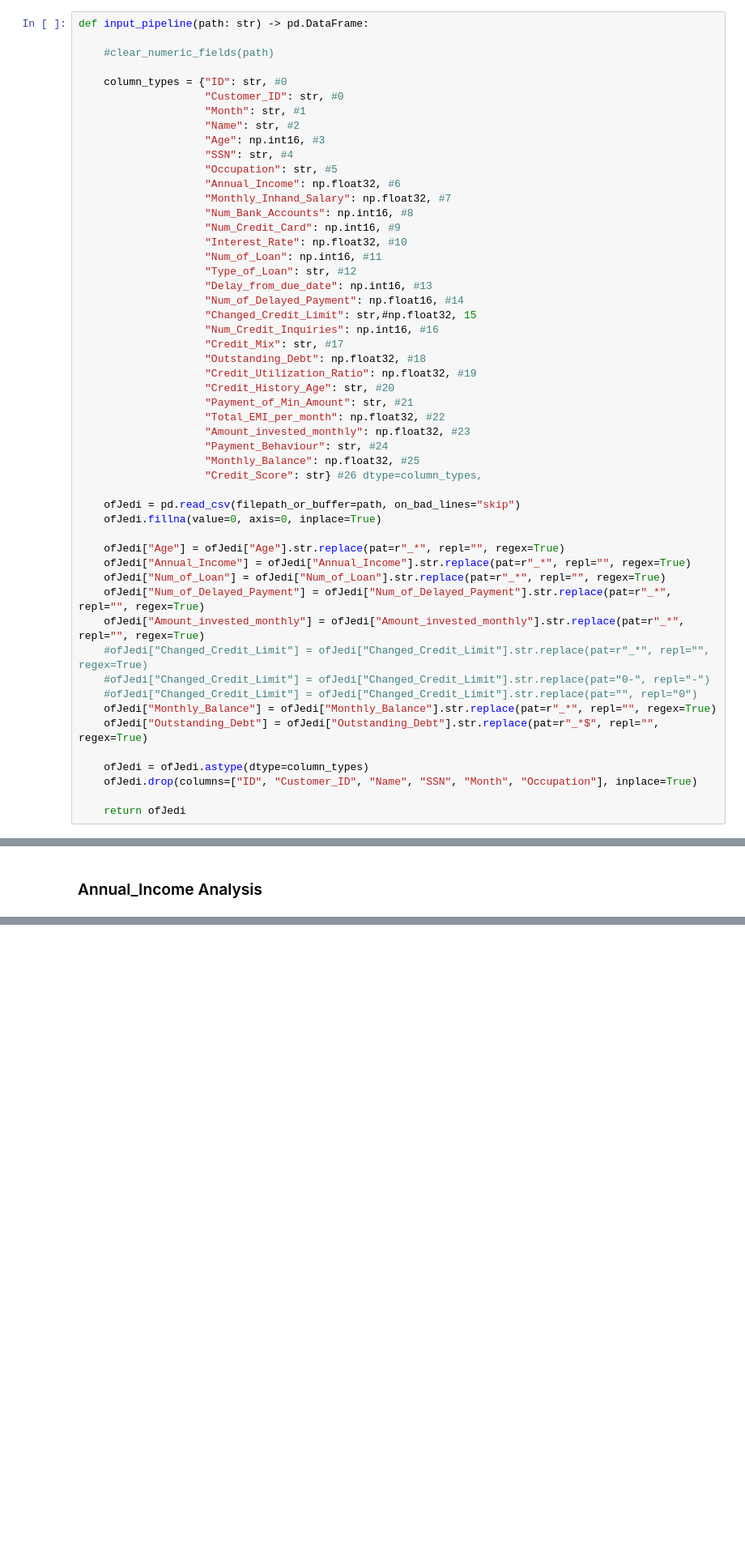
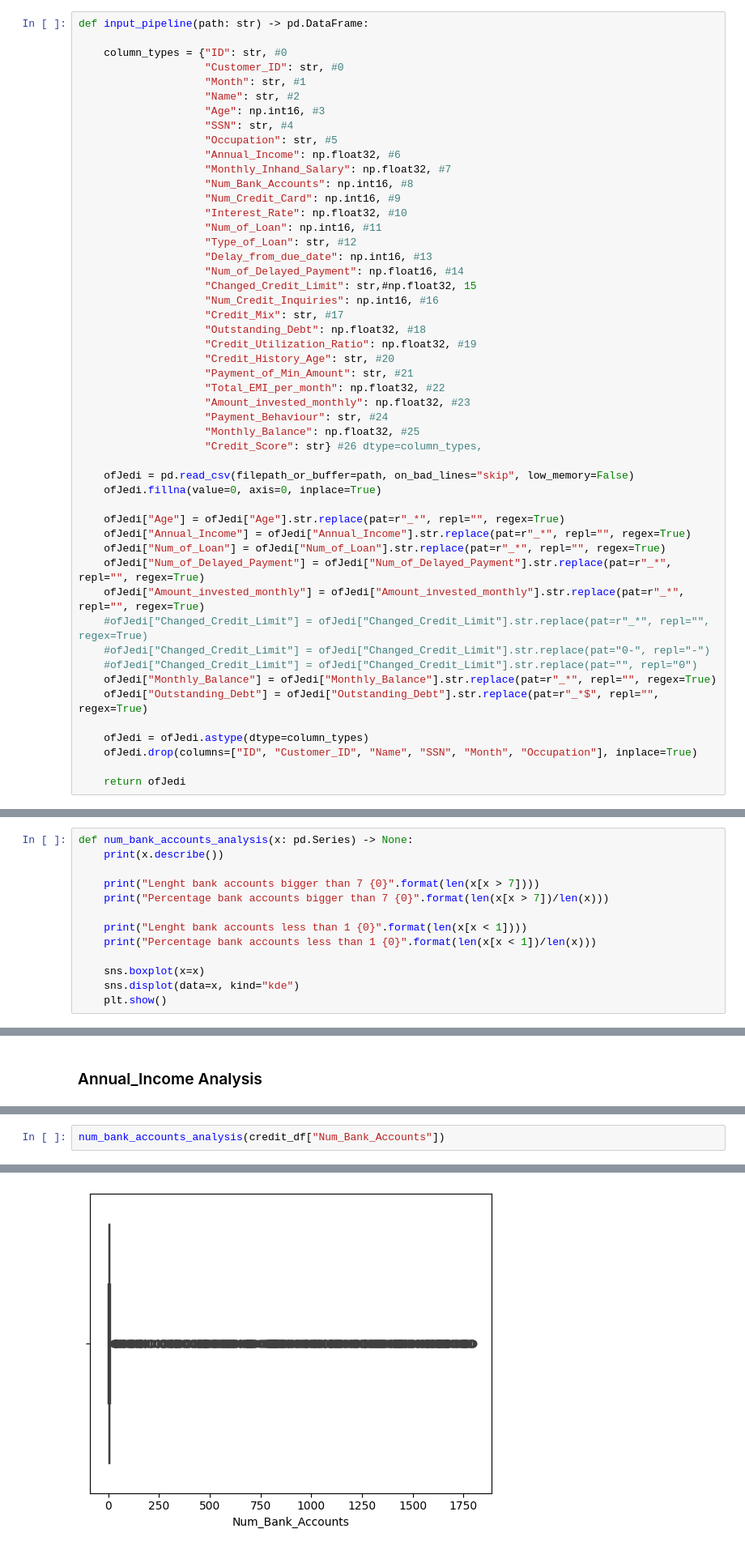
Before and after one commit to gustavo-ren/MlProject, a Jupyter notebook: main.ipynb, the cells around one changed output, grey strips where cells are left out. Shown: that part at 81% size. Cells and saved outputs as stored; diff of their text form; blank space fills up the shorter version.

Commit message:
Initial analysis of bank accounts

```diff
--- a/main.ipynb
+++ b/main.ipynb
@@ -21,7 +9,5 @@ def clear_numeric_fields(file: str):
 # %%
 def input_pipeline(path: str) -> pd.DataFrame:
-
-    #clear_numeric_fields(path)
 
     column_types = {"ID": str, #0
                     "Customer_ID": str, #0
@@ -52,7 +38,7 @@ def input_pipeline(path: str) -> pd.DataFrame:
                     "Monthly_Balance": np.float32, #25
                     "Credit_Score": str} #26 dtype=column_types,
 
-    ofJedi = pd.read_csv(filepath_or_buffer=path, on_bad_lines="skip")
+    ofJedi = pd.read_csv(filepath_or_buffer=path, on_bad_lines="skip", low_memory=False)
     ofJedi.fillna(value=0, axis=0, inplace=True)
 
     ofJedi["Age"] = ofJedi["Age"].str.replace(pat=r"_*", repl="", regex=True)
@@ -109,5 +91,18 @@ def age_analysis(x: pd.Series) -> None:
     sns.boxplot(x=x)
     sns.displot(data=x, kind="kde")
     plt.show()
+# %%
+def num_bank_accounts_analysis(x: pd.Series) -> None:
+    print(x.describe())
+
+    print("Lenght bank accounts bigger than 7 {0}".format(len(x[x > 7])))
+    print("Percentage bank accounts bigger than 7 {0}".format(len(x[x > 7])/len(x)))
+
+    print("Lenght bank accounts less than 1 {0}".format(len(x[x < 1])))
+    print("Percentage bank accounts less than 1 {0}".format(len(x[x < 1])/len(x)))
+
+    sns.boxplot(x=x)
+    sns.displot(data=x, kind="kde")
+    plt.show()
 # %%
 def anual_income_analysis(x: pd.DataFrame) -> None:
@@ -200,0 +449,3 @@ anual_income_analysis(x=credit_df.loc[:,["Annual_Income", "Credit_Score"]])
+# %%
+num_bank_accounts_analysis(credit_df["Num_Bank_Accounts"])
+# %% [output]
@@ -200,0 +465 @@ anual_income_analysis(x=credit_df.loc[:,["Annual_Income", "Credit_Score"]])
+[figure, added]
```
Also changed, not shown: parts of 31 cells of this notebook, 1 other file.
